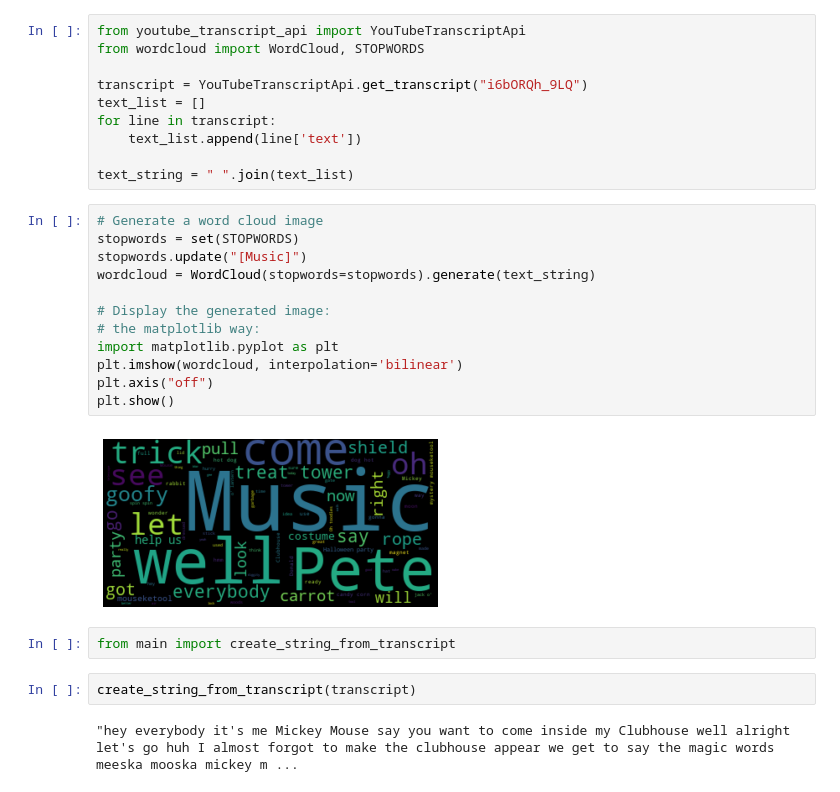
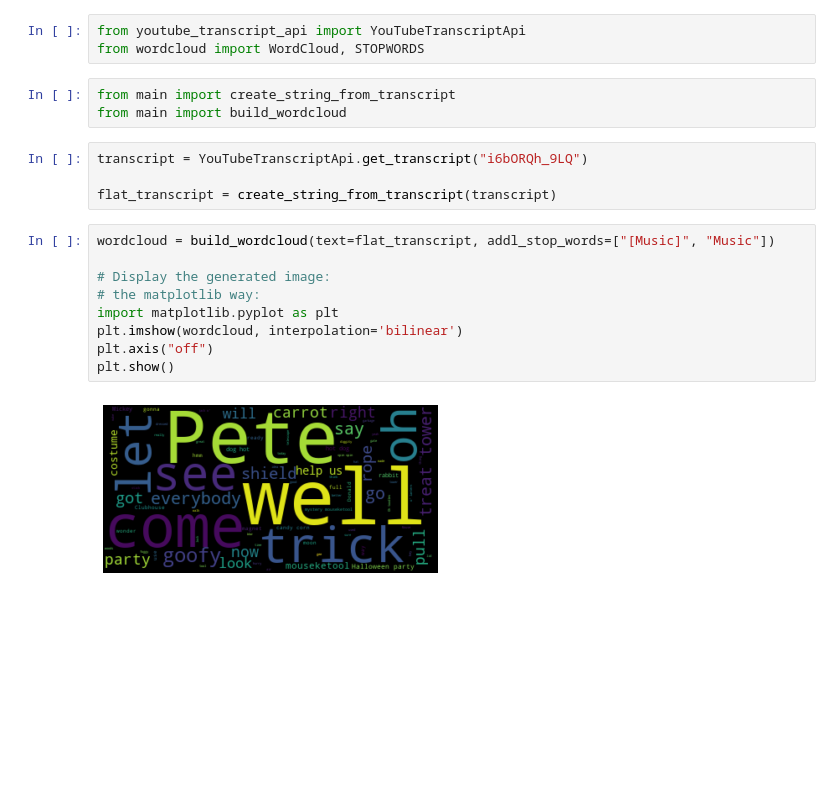
Before and after one commit to jasonwashburn/tube-cloud, a Jupyter notebook: prototype.ipynb, the cells around one changed output. Saved outputs shown, nothing was run; the diff lists cells and outputs as text; blank space fills up the shorter version.

Commit message:
builds wordclouds with stopwords

```diff
--- a/prototype.ipynb
+++ b/prototype.ipynb
@@ -1,30 +1,21 @@
 # %%
 from youtube_transcript_api import YouTubeTranscriptApi
 from wordcloud import WordCloud, STOPWORDS
-
-transcript = YouTubeTranscriptApi.get_transcript("i6bORQh_9LQ")
-text_list = []
-for line in transcript:
-    text_list.append(line['text'])
-
-text_string = " ".join(text_list)
+# %%
+from main import create_string_from_transcript
+from main import build_wordcloud
+# %%
+transcript = YouTubeTranscriptApi.get_transcript("i6bORQh_9LQ")
+
+flat_transcript = create_string_from_transcript(transcript)
 # %%
-# Generate a word cloud image
-stopwords = set(STOPWORDS)
-stopwords.update("[Music]")
-wordcloud = WordCloud(stopwords=stopwords).generate(text_string)
+wordcloud = build_wordcloud(text=flat_transcript, addl_stop_words=["[Music]", "Music"])
 
 # Display the generated image:
 # the matplotlib way:
 import matplotlib.pyplot as plt
 plt.imshow(wordcloud, interpolation='bilinear')
 plt.axis("off")
 plt.show()
 # %% [output]
-[figure, old version]
+[figure, new version]
-# %%
-from main import create_string_from_transcript
-# %%
-create_string_from_transcript(transcript)
-# %% [output]
-"hey everybody it's me Mickey Mouse say you want to come inside my Clubhouse well alright let's go huh I almost forgot to make the clubhouse appear we get to say the magic words meeska mooska mickey m ...
```
Also changed, not shown: parts of 1 cell of this notebook, 2 other files.
